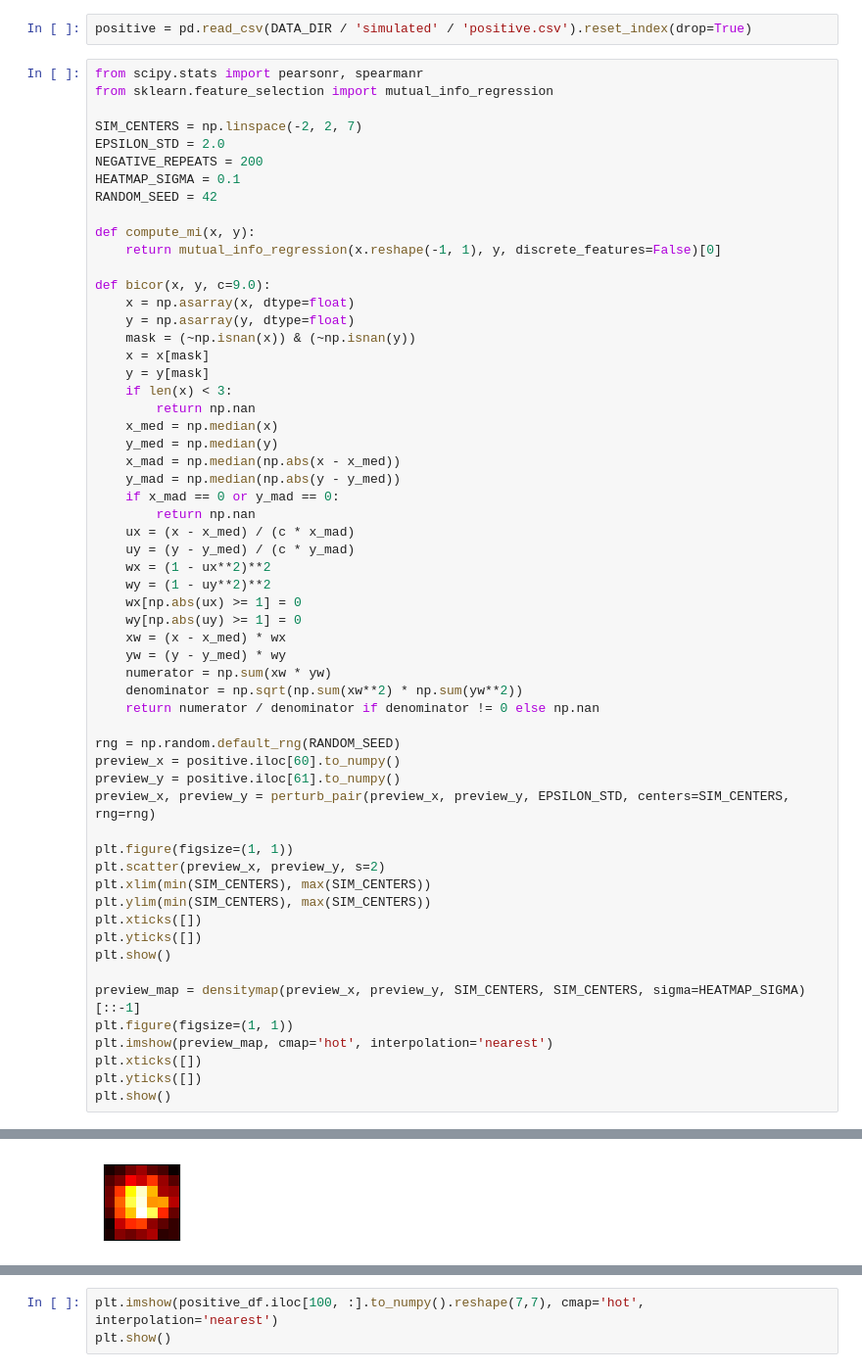
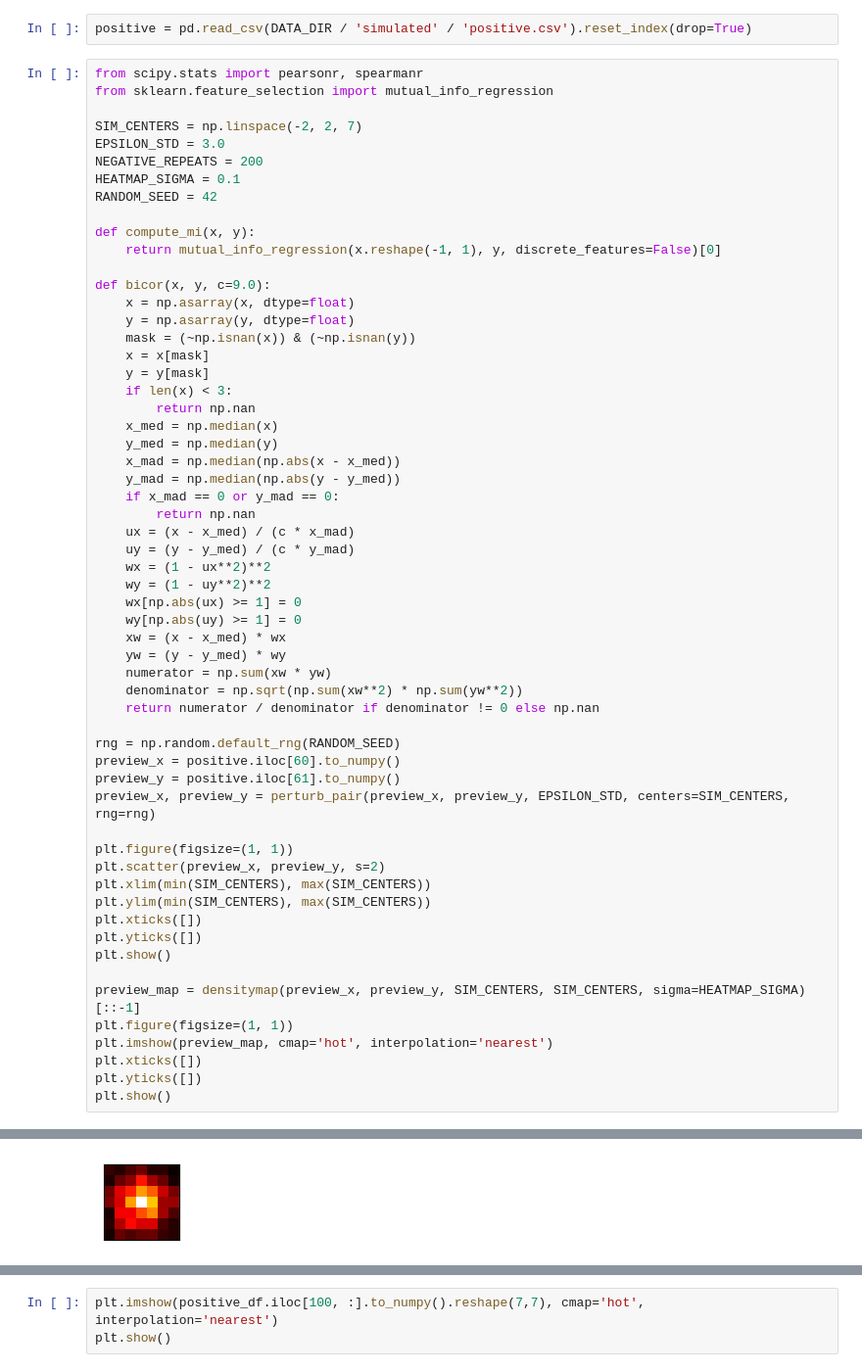
Before and after one commit to justinx1229/pdm_learn, a Jupyter notebook: notebooks/simulation/data conversion Sim.ipynb, the cells around one changed output, grey strips where cells are left out. Shown at 98% size. Drawn from its saved outputs; the diff is of its cells as text.

```diff
--- a/notebooks/simulation/data conversion Sim.ipynb
+++ b/notebooks/simulation/data conversion Sim.ipynb
@@ -30,7 +30,7 @@ from scipy.stats import pearsonr, spearmanr
 from sklearn.feature_selection import mutual_info_regression
 
 SIM_CENTERS = np.linspace(-2, 2, 7)
-EPSILON_STD = 2.0
+EPSILON_STD = 3.0
 NEGATIVE_REPEATS = 200
 HEATMAP_SIGMA = 0.1
 RANDOM_SEED = 42
@@ -88,2 +88,2 @@ plt.show()
-[figure, old version]
+[figure, new version]
 # %%
```
Also changed, not shown: parts of 9 cells of this notebook, 7 other files.
